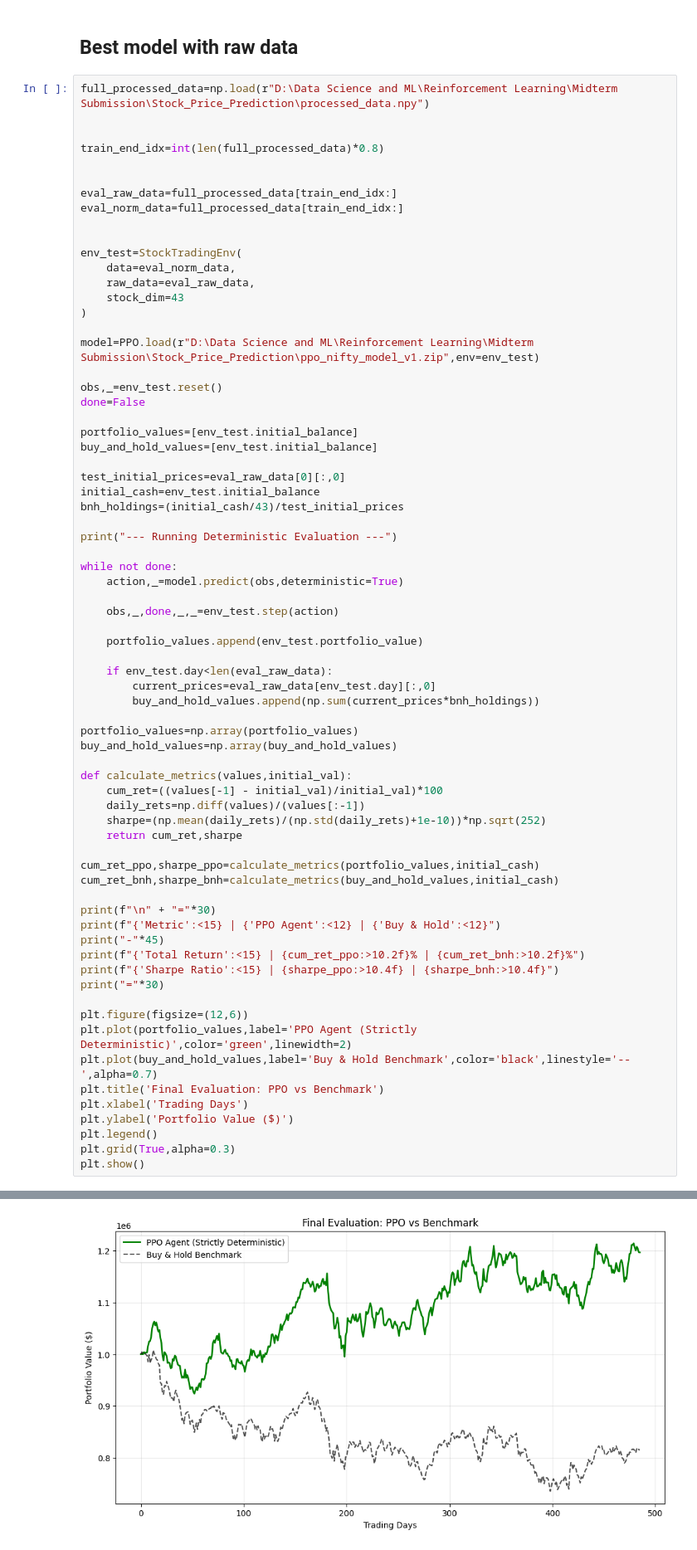
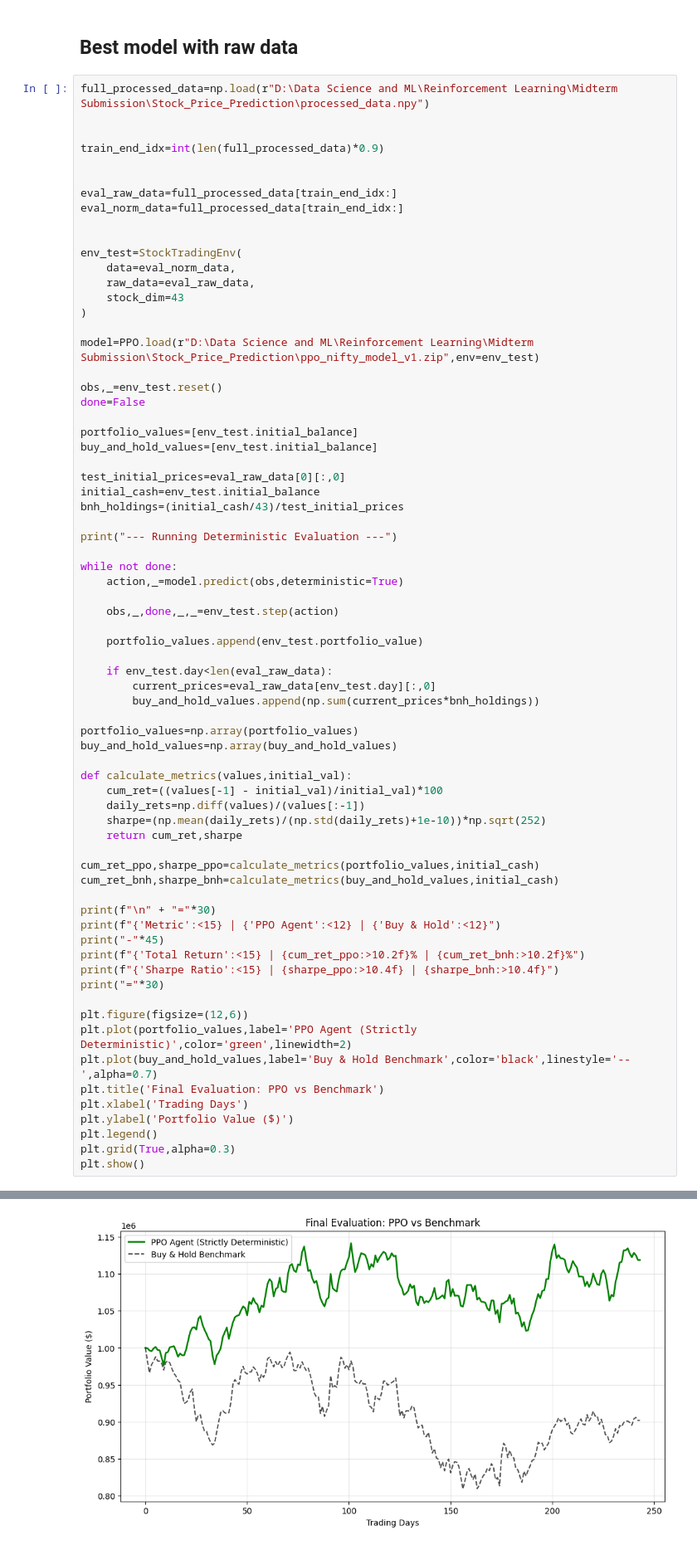
Before and after one commit to Vithulakash24/WiDS_Stock_Price_Prediction_Using_RL, a Jupyter notebook: Stock_Price_Prediction/RL_proj_final.ipynb, the cells around one changed output, grey strips where cells are left out. Shown at 83% size. Drawn from its saved outputs; the diff is of its cells as text.

```diff
--- a/Stock_Price_Prediction/RL_proj_final.ipynb
+++ b/Stock_Price_Prediction/RL_proj_final.ipynb
@@ -423,7 +421,7 @@ np.save(r"D:\Data Science and ML\Reinforcement Learning\Midterm Submission\nifty
 full_processed_data=np.load(r"D:\Data Science and ML\Reinforcement Learning\Midterm Submission\Stock_Price_Prediction\processed_data.npy")
 
 
-train_end_idx=int(len(full_processed_data)*0.8)
+train_end_idx=int(len(full_processed_data)*0.9)
 
 
 eval_raw_data=full_processed_data[train_end_idx:]
@@ -502,2 +500,2 @@ Sharpe Ratio    |     0.6876 |    -0.5927
 ==============================
-[figure, old version]
+[figure, new version]
```
Also changed, not shown: parts of 2 cells of this notebook.
